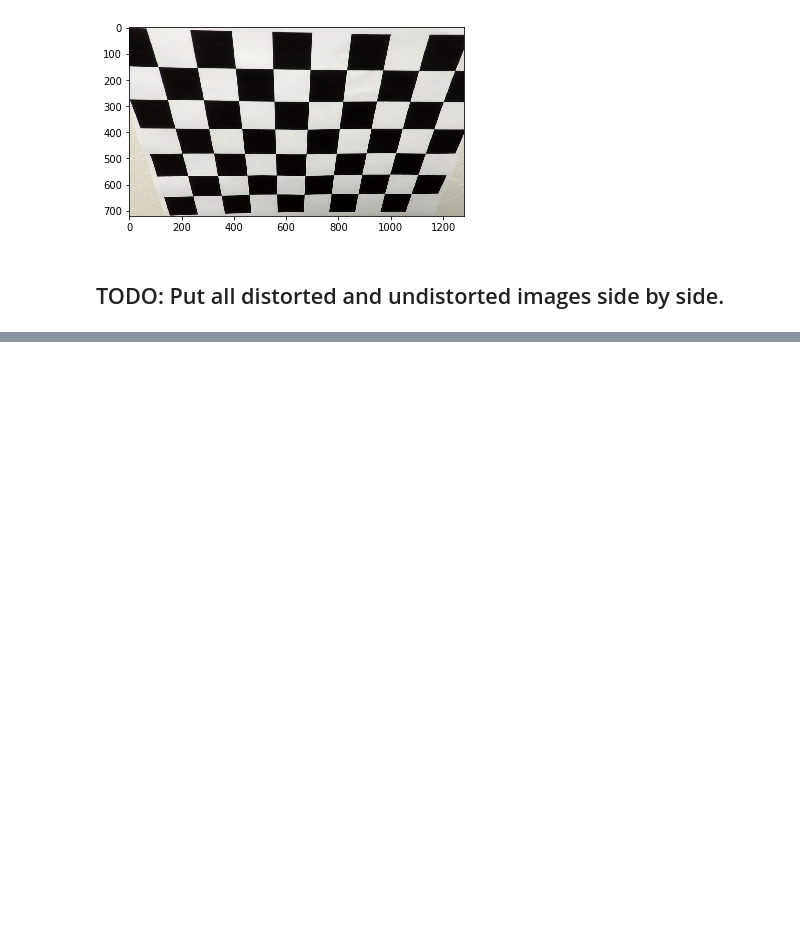
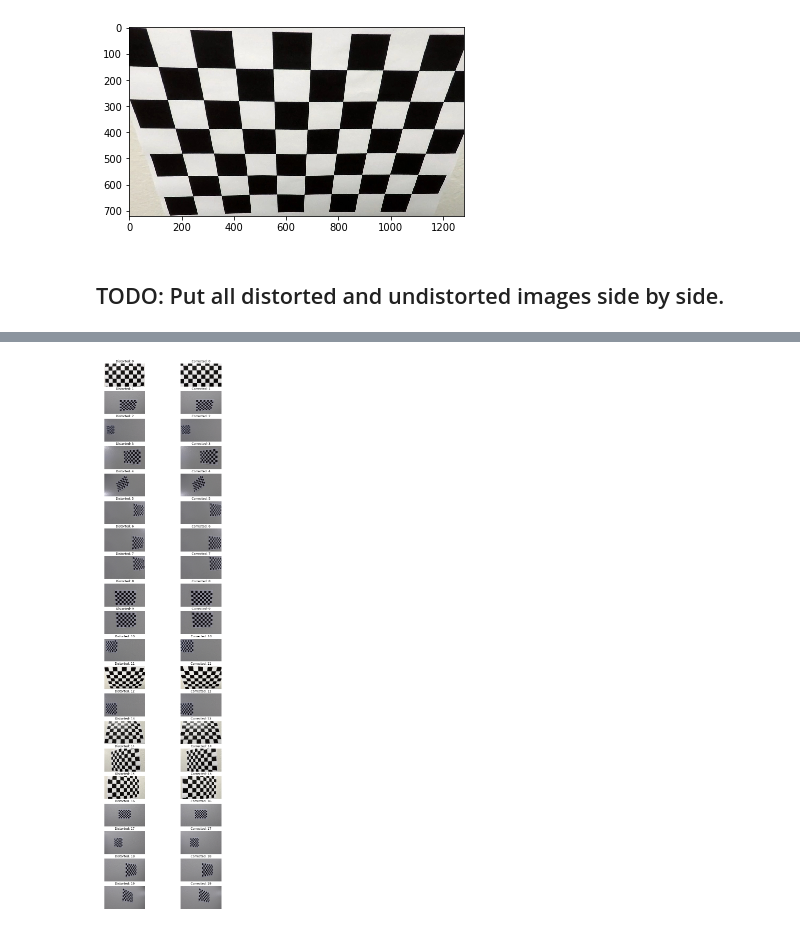
Before and after one commit to dmlicht/CarND-Advanced-Lane-Lines, a Jupyter notebook: distortion_correction.ipynb, the cells around one changed output, grey strips where cells are left out. Cells and saved outputs as stored; diff of their text form; code cells hidden in the pictures; blank space fills up the shorter version.

```diff
--- a/distortion_correction.ipynb
+++ b/distortion_correction.ipynb
@@ -92,0 +116,24 @@ plt.imshow(corrected)
+# %%
+import matplotlib.gridspec as gridspec
+
+image_paths = glob.glob('./camera_cal/calibration*.jpg')
+gs = gridspec.GridSpec(len(image_paths), 2)
+
+plt.figure(figsize=(10, 40))
+
+## TODO finish gridspec
+for ii, path in enumerate(image_paths):
+    distorted = mpimg.imread(path)
+    corrected = distortion_correction.transform(distorted)
+
+    ax = plt.subplot(gs[2*ii])
+    ax.set_title("Distorted: " + str(ii))
+    ax.axis('off')
+    ax.imshow(distorted)
+
+    ax = plt.subplot(gs[2*ii + 1])
+    ax.set_title("Corrected: " + str(ii))
+    ax.axis('off')
+    ax.imshow(corrected)
+# %% [output]
+[figure, added]
```
Also changed, not shown: parts of 19 cells of this notebook, 2 other files.
